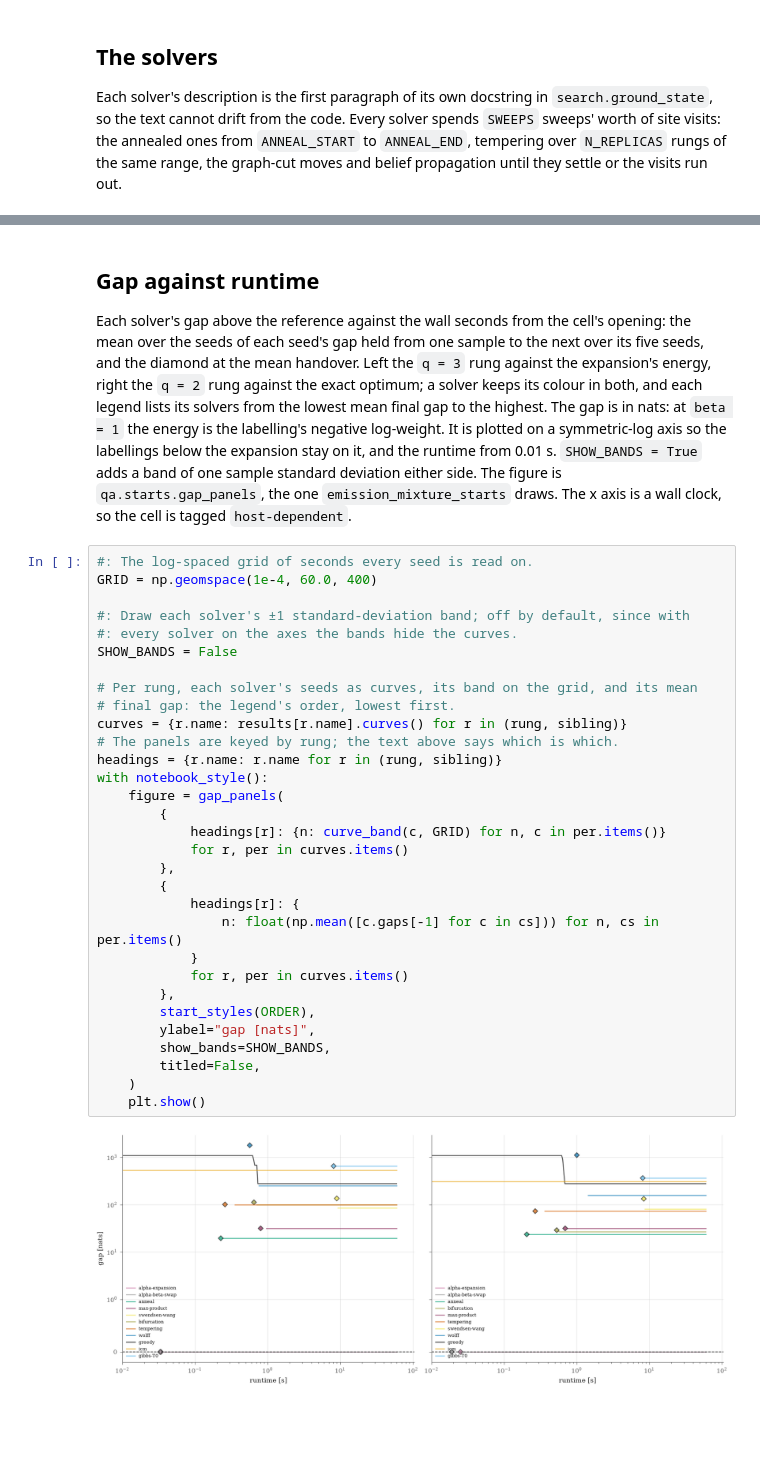
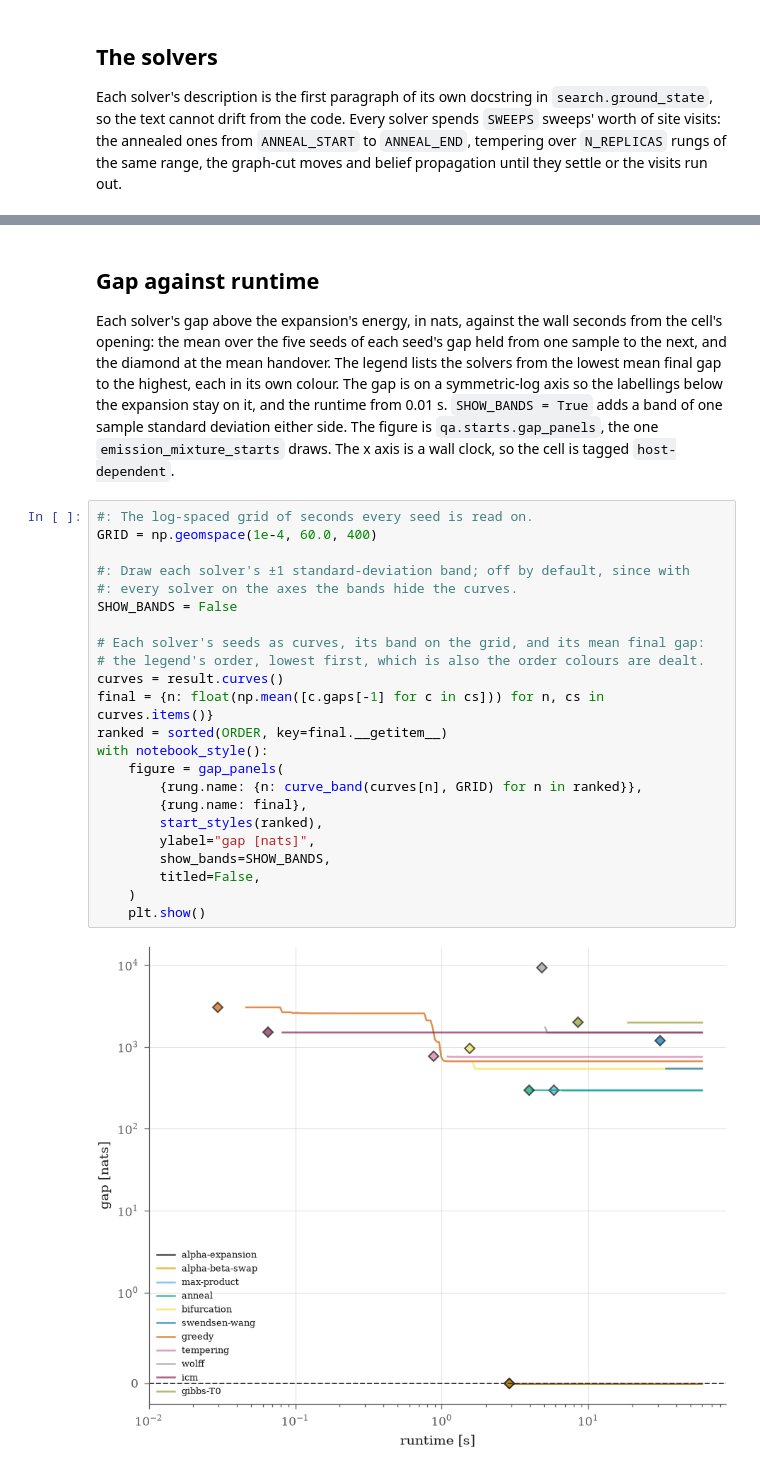
Before and after one commit to michaelJwilson/snakes_and_ladders, a Jupyter notebook: docs/nb/potts_starts.ipynb, the cells around one changed output, grey strips where cells are left out. Drawn from its saved outputs; the diff is of its cells as text; blank space fills up the shorter version.

```diff
--- a/docs/nb/potts_starts.ipynb
+++ b/docs/nb/potts_starts.ipynb
@@ -344,50 +311,40 @@ $\displaystyle \begin{array}{lrrrr}
 # %% [markdown]
 ## Gap against runtime
 
-Each solver's gap above the reference against the wall seconds from the cell's
-opening: the mean over the seeds of each seed's gap held from one sample to the
-next over its five seeds, and the diamond at the mean handover. Left the `q = 3` rung against the
-expansion's energy, right the `q = 2` rung against the exact optimum; a solver
-keeps its colour in both, and each legend lists its solvers from the lowest
-mean final gap to the highest. The gap is in nats: at `beta = 1` the energy is
-the labelling's negative log-weight. It is plotted on a symmetric-log axis so
-the labellings below the expansion stay on it, and the runtime from 0.01 s.
-`SHOW_BANDS = True` adds a band of one sample standard deviation either side.
-The figure is `qa.starts.gap_panels`, the one `emission_mixture_starts` draws.
-The x axis is a wall clock, so the cell is tagged `host-dependent`.
+Each solver's gap above the expansion's energy, in nats, against the wall
+seconds from the cell's opening: the mean over the five seeds of each seed's
+gap held from one sample to the next, and the diamond at the mean handover.
+The legend lists the solvers from the lowest mean final gap to the highest,
+each in its own colour. The gap is on a symmetric-log axis so the labellings
+below the expansion stay on it, and the runtime from 0.01 s. `SHOW_BANDS =
+True` adds a band of one sample standard deviation either side. The figure is
+`qa.starts.gap_panels`, the one `emission_mixture_starts` draws. The x axis is
+a wall clock, so the cell is tagged `host-dependent`.
 # %%
 #: The log-spaced grid of seconds every seed is read on.
 GRID = np.geomspace(1e-4, 60.0, 400)
 
 #: Draw each solver's ±1 standard-deviation band; off by default, since with
 #: every solver on the axes the bands hide the curves.
 SHOW_BANDS = False
 
-# Per rung, each solver's seeds as curves, its band on the grid, and its mean
-# final gap: the legend's order, lowest first.
-curves = {r.name: results[r.name].curves() for r in (rung, sibling)}
-# The panels are keyed by rung; the text above says which is which.
-headings = {r.name: r.name for r in (rung, sibling)}
+# Each solver's seeds as curves, its band on the grid, and its mean final gap:
+# the legend's order, lowest first, which is also the order colours are dealt.
+curves = result.curves()
+final = {n: float(np.mean([c.gaps[-1] for c in cs])) for n, cs in curves.items()}
+ranked = sorted(ORDER, key=final.__getitem__)
 with notebook_style():
     figure = gap_panels(
-        {
-            headings[r]: {n: curve_band(c, GRID) for n, c in per.items()}
-            for r, per in curves.items()
-        },
-        {
-            headings[r]: {
-                n: float(np.mean([c.gaps[-1] for c in cs])) for n, cs in per.items()
-            }
-            for r, per in curves.items()
-        },
-        start_styles(ORDER),
+        {rung.name: {n: curve_band(curves[n], GRID) for n in ranked}},
+        {rung.name: final},
+        start_styles(ranked),
         ylabel="gap [nats]",
         show_bands=SHOW_BANDS,
         titled=False,
     )
     plt.show()
 # %% [output]
-[figure, old version]
+[figure, new version]
 # %% [markdown]
 ## Read
 
```
Also changed, not shown: parts of 15 cells of this notebook, 5 other files.
